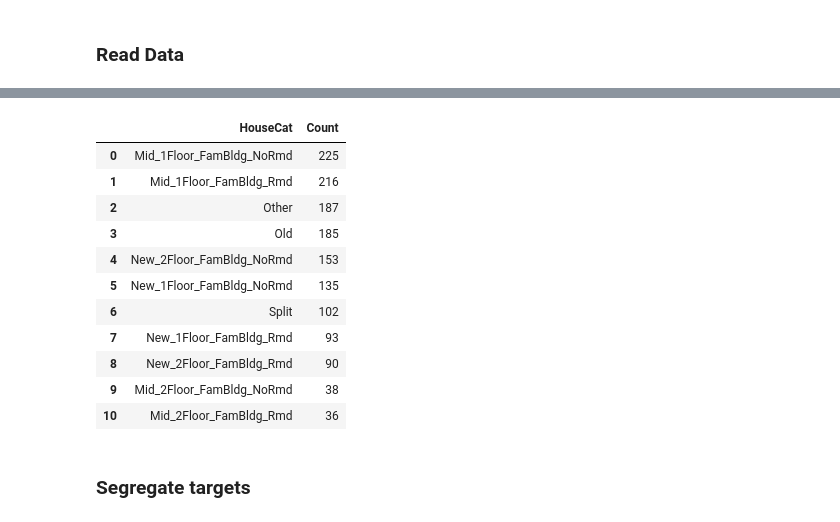
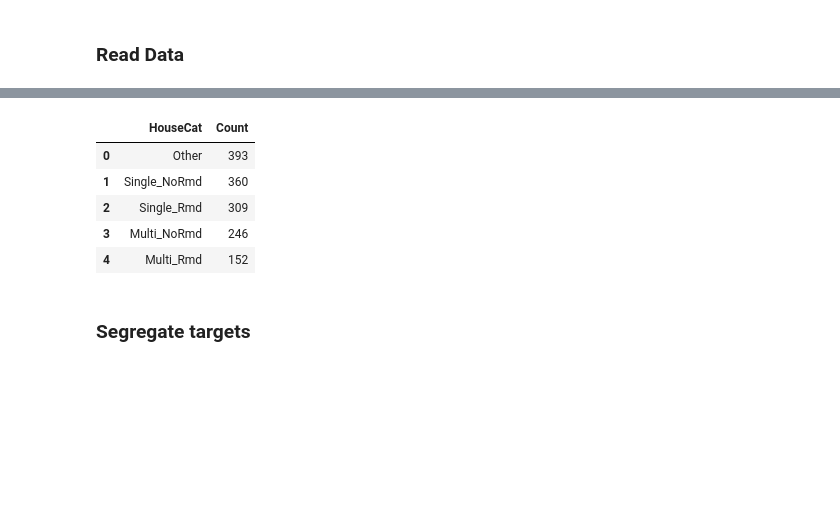
Before and after one commit to yingfangliang/house-price-multi-task-learning, a Jupyter notebook: house_prices_multi_task.ipynb, the cells around one changed output, grey strips where cells are left out. Cells and saved outputs as stored; diff of their text form; code cells hidden in the pictures; blank space fills up the shorter version.

```diff
--- a/house_prices_multi_task.ipynb
+++ b/house_prices_multi_task.ipynb
@@ -73,50 +73,42 @@ Index(['Id', 'MSSubClass', 'MSZoning', 'LotFrontage', 'LotArea', 'Street',
 # %%
 #df[["HouseStyle", "BldgType", "YearBuilt", "YearRemodAdd"]].value_counts()
 def getHouseCat(row):
-    h_dict = {"1Story": "1",
-              "1.5Fin": "1",
-              "1.5Unf": "1",
-              "2Story": "2",
-              "2.5Fin": "2",
-              "2.5Unf": "2",
-              "SFoyer": "Split",
-              "SLvl": "Split"}
+    h_dict = {"1Story": "Single",
+              "1.5Fin": "Single",
+              "1.5Unf": "Single",
+              "2Story": "Multi",
+              "2.5Fin": "Multi",
+              "2.5Unf": "Multi",
+              "SFoyer": "Multi",
+              "SLvl": "Multi"}
     b_dict = {"1Fam": "Fam",
               "2FmCon": "Fam",
               "2fmCon": "Fam",
               "Duplex": "Other",
               "TwnhsE": "Other",
               "TwnhsI": "Other",
               "Twnhs": "Other"}
     h = h_dict[row["HouseStyle"]]
     b = b_dict[row["BldgType"]]
-    y = "Old" if row["YearBuilt"] < 1930 else ("Mid" if row["YearBuilt"] < 1980 else "New")
+    y = "Old" if row["YearBuilt"] < 1930 else "New"
     rmd = "NoRmd" if row["YearBuilt"] == row["YearRemodAdd"] else "Rmd"
     if y == "Old":
-        return y
-    elif h == "Split":
-        return h
+        return "Other"
     elif b == "Other":
-        return b
+        return "Other"
     else:
-        return y+"_"+h+"Floor"+"_"+b+"Bldg"+"_"+rmd
+        return h+"_"+rmd
 
 df["HouseCat"] = df.apply(lambda row: getHouseCat(row), axis = 1)
 df.drop(["HouseStyle", "BldgType", "YearBuilt", "YearRemodAdd"], axis = 1, inplace = True)
 display(pd.DataFrame(df["HouseCat"].value_counts()).reset_index().rename(columns={"index": "HouseCat", "HouseCat": "Count"}))
 # %% [output]
 |  | HouseCat | Count |
-| 0 | Mid_1Floor_FamBldg_NoRmd | 225 |
-| 1 | Mid_1Floor_FamBldg_Rmd | 216 |
-| 2 | Other | 187 |
-| 3 | Old | 185 |
-| 4 | New_2Floor_FamBldg_NoRmd | 153 |
-| 5 | New_1Floor_FamBldg_NoRmd | 135 |
-| 6 | Split | 102 |
-| 7 | New_1Floor_FamBldg_Rmd | 93 |
-| 8 | New_2Floor_FamBldg_Rmd | 90 |
-| 9 | Mid_2Floor_FamBldg_NoRmd | 38 |
-| 10 | Mid_2Floor_FamBldg_Rmd | 36 |
+| 0 | Other | 393 |
+| 1 | Single_NoRmd | 360 |
+| 2 | Single_Rmd | 309 |
+| 3 | Multi_NoRmd | 246 |
+| 4 | Multi_Rmd | 152 |
 # %% [markdown]
 ### Segregate targets
 # %%
```
Also changed, not shown: parts of 5 cells of this notebook.
